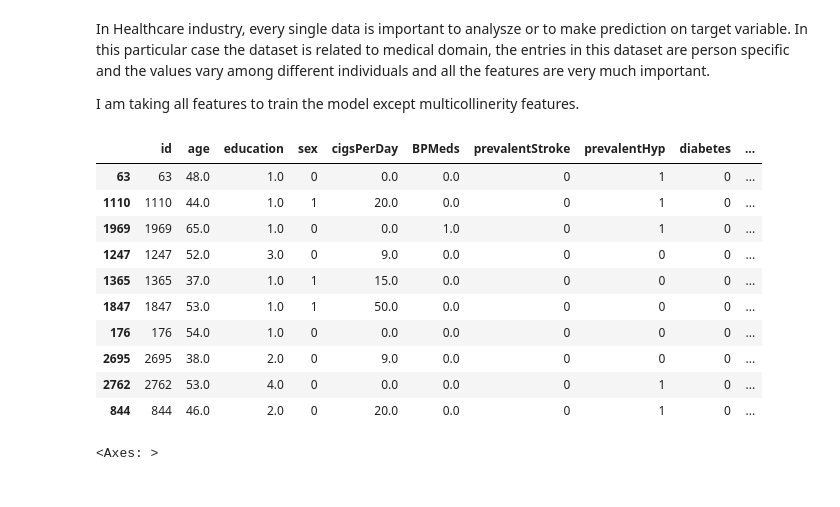
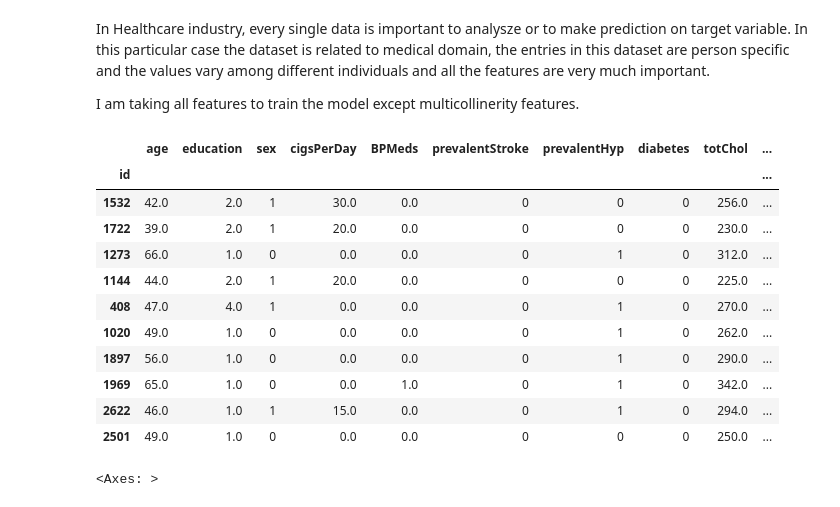
Before and after one commit to Jayeshdahiwale/CapstoneProject3-Cardiovascular-Risk-Prediction, a Jupyter notebook: CardioVasular_Risk_Prediction.ipynb, the cells around one changed output. Cells and saved outputs as stored; diff of their text form; code cells hidden in the pictures.

```diff
--- a/CardioVasular_Risk_Prediction.ipynb
+++ b/CardioVasular_Risk_Prediction.ipynb
@@ -90,7 +90,7 @@ import warnings
 warnings.filterwarnings('ignore')
 # %%
 #importing dataset
-df = pd.read_csv('https://raw.githubusercontent.com/Jayeshdahiwale/CapstoneProject3-Cardiovascular-Risk-Prediction/main/Data/data_cardiovascular_risk.csv')
+df = pd.read_csv('https://raw.githubusercontent.com/Jayeshdahiwale/CapstoneProject3-Cardiovascular-Risk-Prediction/main/Data/data_cardiovascular_risk.csv',index_col ='id')
 # %%
 #first five rows
 df.head()
@@ -241,8 +240,6 @@ whicheve feature has more than 10 category appending on mumeric_featrues and rem
 '''
 
 for col in df.columns:
-  if col == 'id':
-    continue
   if df[col].nunique()>10:
     numeric_features.append(col)
   else:
@@ -767,20 +764,21 @@ In Healthcare industry, every single data is important to analysze or to make pr
 I am taking all features to train the model except multicollinerity features.
 # %%
 # final dataframe
-final_df = df
+final_df = df.copy()
 final_df.sample(10)
 # %% [output]
-|  | id | age | education | sex | cigsPerDay | BPMeds | prevalentStroke | prevalentHyp | diabetes | ... |
-| 63 | 63 | 48.0 | 1.0 | 0 | 0.0 | 0.0 | 0 | 1 | 0 | ... |
-| 1110 | 1110 | 44.0 | 1.0 | 1 | 20.0 | 0.0 | 0 | 1 | 0 | ... |
-| 1969 | 1969 | 65.0 | 1.0 | 0 | 0.0 | 1.0 | 0 | 1 | 0 | ... |
-| 1247 | 1247 | 52.0 | 3.0 | 0 | 9.0 | 0.0 | 0 | 0 | 0 | ... |
-| 1365 | 1365 | 37.0 | 1.0 | 1 | 15.0 | 0.0 | 0 | 0 | 0 | ... |
-| 1847 | 1847 | 53.0 | 1.0 | 1 | 50.0 | 0.0 | 0 | 0 | 0 | ... |
-| 176 | 176 | 54.0 | 1.0 | 0 | 0.0 | 0.0 | 0 | 0 | 0 | ... |
-| 2695 | 2695 | 38.0 | 2.0 | 0 | 9.0 | 0.0 | 0 | 0 | 0 | ... |
-| 2762 | 2762 | 53.0 | 4.0 | 0 | 0.0 | 0.0 | 0 | 1 | 0 | ... |
-| 844 | 844 | 46.0 | 2.0 | 0 | 20.0 | 0.0 | 0 | 1 | 0 | ... |
+|  | age | education | sex | cigsPerDay | BPMeds | prevalentStroke | prevalentHyp | diabetes | totChol | ... |
+| id |  |  |  |  |  |  |  |  |  | ... |
+| 1532 | 42.0 | 2.0 | 1 | 30.0 | 0.0 | 0 | 0 | 0 | 256.0 | ... |
+| 1722 | 39.0 | 2.0 | 1 | 20.0 | 0.0 | 0 | 0 | 0 | 230.0 | ... |
+| 1273 | 66.0 | 1.0 | 0 | 0.0 | 0.0 | 0 | 1 | 0 | 312.0 | ... |
+| 1144 | 44.0 | 2.0 | 1 | 20.0 | 0.0 | 0 | 0 | 0 | 225.0 | ... |
+| 408 | 47.0 | 4.0 | 1 | 0.0 | 0.0 | 0 | 1 | 0 | 270.0 | ... |
+| 1020 | 49.0 | 1.0 | 0 | 0.0 | 0.0 | 0 | 1 | 0 | 262.0 | ... |
+| 1897 | 56.0 | 1.0 | 0 | 0.0 | 0.0 | 0 | 1 | 0 | 290.0 | ... |
+| 1969 | 65.0 | 1.0 | 0 | 0.0 | 1.0 | 0 | 1 | 0 | 342.0 | ... |
+| 2622 | 46.0 | 1.0 | 1 | 15.0 | 0.0 | 0 | 1 | 0 | 294.0 | ... |
+| 2501 | 49.0 | 1.0 | 0 | 0.0 | 0.0 | 0 | 0 | 0 | 250.0 | ... |
 # %%
 # plotting correlation heatmap to check multicollinearity.
 plt.figure(figsize=(14,8))
```
Also changed, not shown: parts of 30 cells of this notebook.
